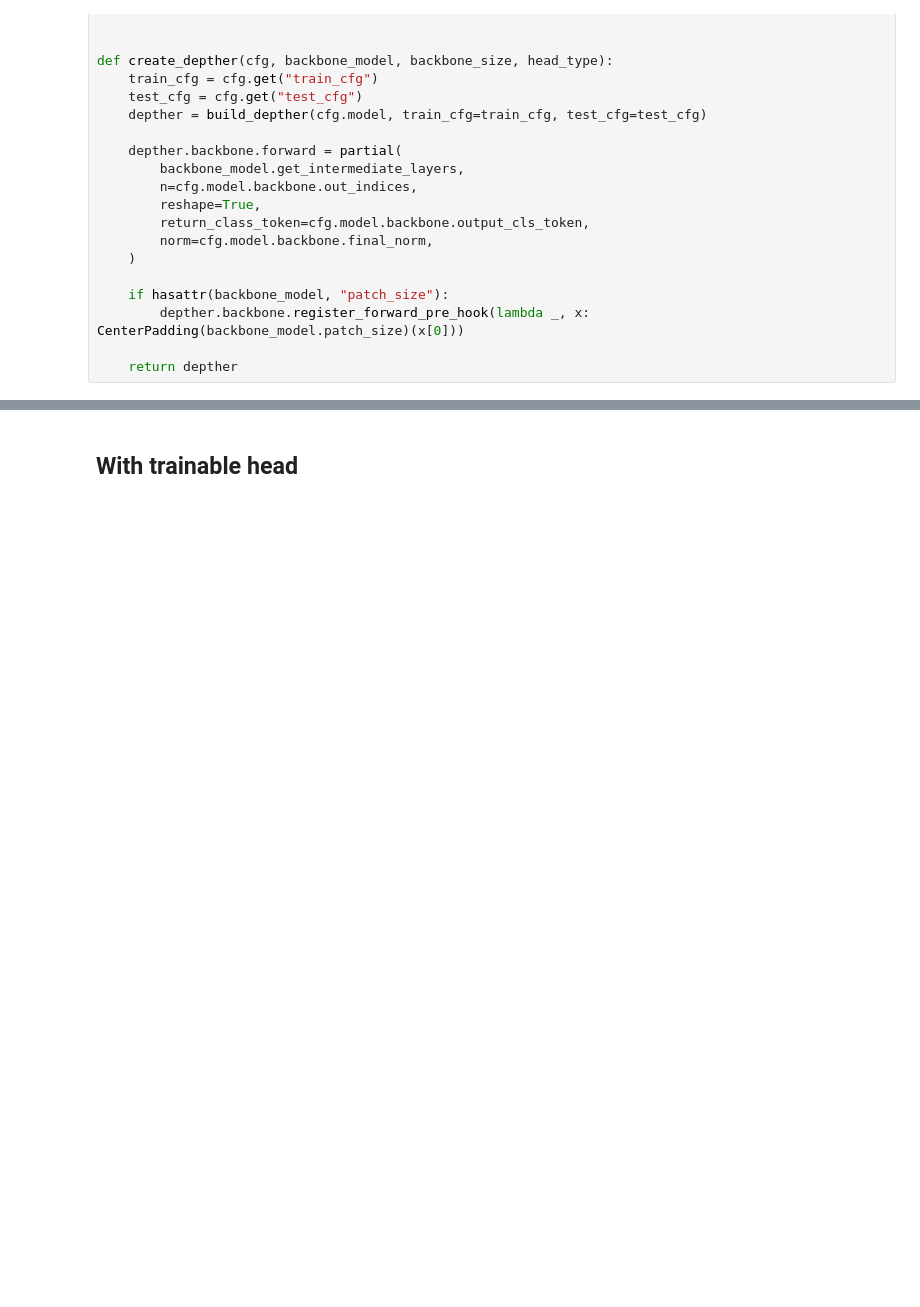
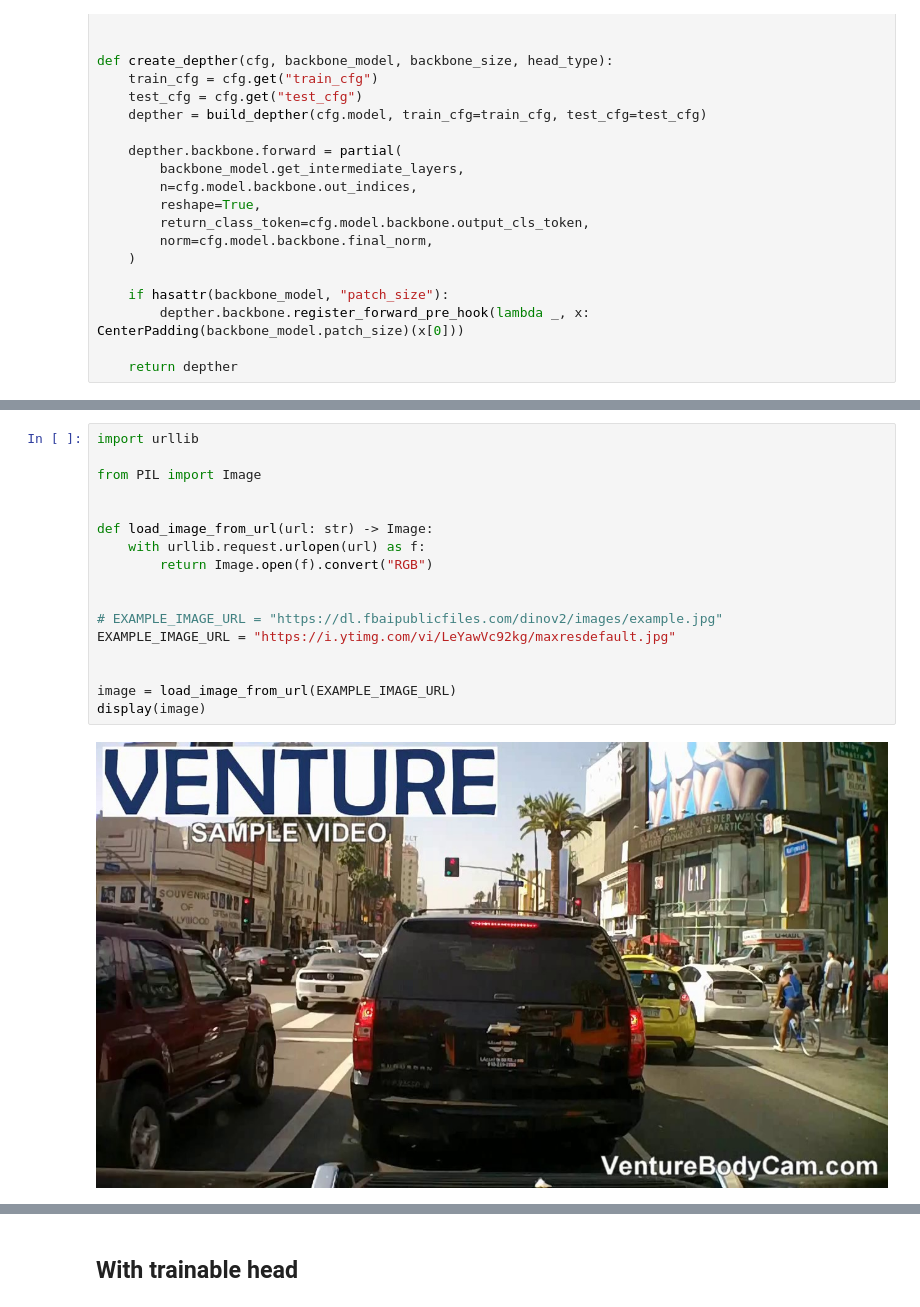
Before and after one commit to NunoFMPeixoto/DrivingDetection, a Jupyter notebook: notebooks/model_exploration.ipynb, the cells around one changed output, grey strips where cells are left out. Drawn from its saved outputs; the diff is of its cells as text; blank space fills up the shorter version.

```diff
--- a/notebooks/model_exploration.ipynb
+++ b/notebooks/model_exploration.ipynb
@@ -89,0 +235,19 @@ def create_depther(cfg, backbone_model, backbone_size, head_type):
+# %%
+import urllib
+
+from PIL import Image
+
+
+def load_image_from_url(url: str) -> Image:
+    with urllib.request.urlopen(url) as f:
+        return Image.open(f).convert("RGB")
+
+
+# EXAMPLE_IMAGE_URL = "https://dl.fbaipublicfiles.com/dinov2/images/example.jpg"
+EXAMPLE_IMAGE_URL = "https://i.ytimg.com/vi/LeYawVc92kg/maxresdefault.jpg"
+
+
+image = load_image_from_url(EXAMPLE_IMAGE_URL)
+display(image)
+# %% [output]
+[figure, added]
```
Also changed, not shown: parts of 26 cells of this notebook, 4 other files.
